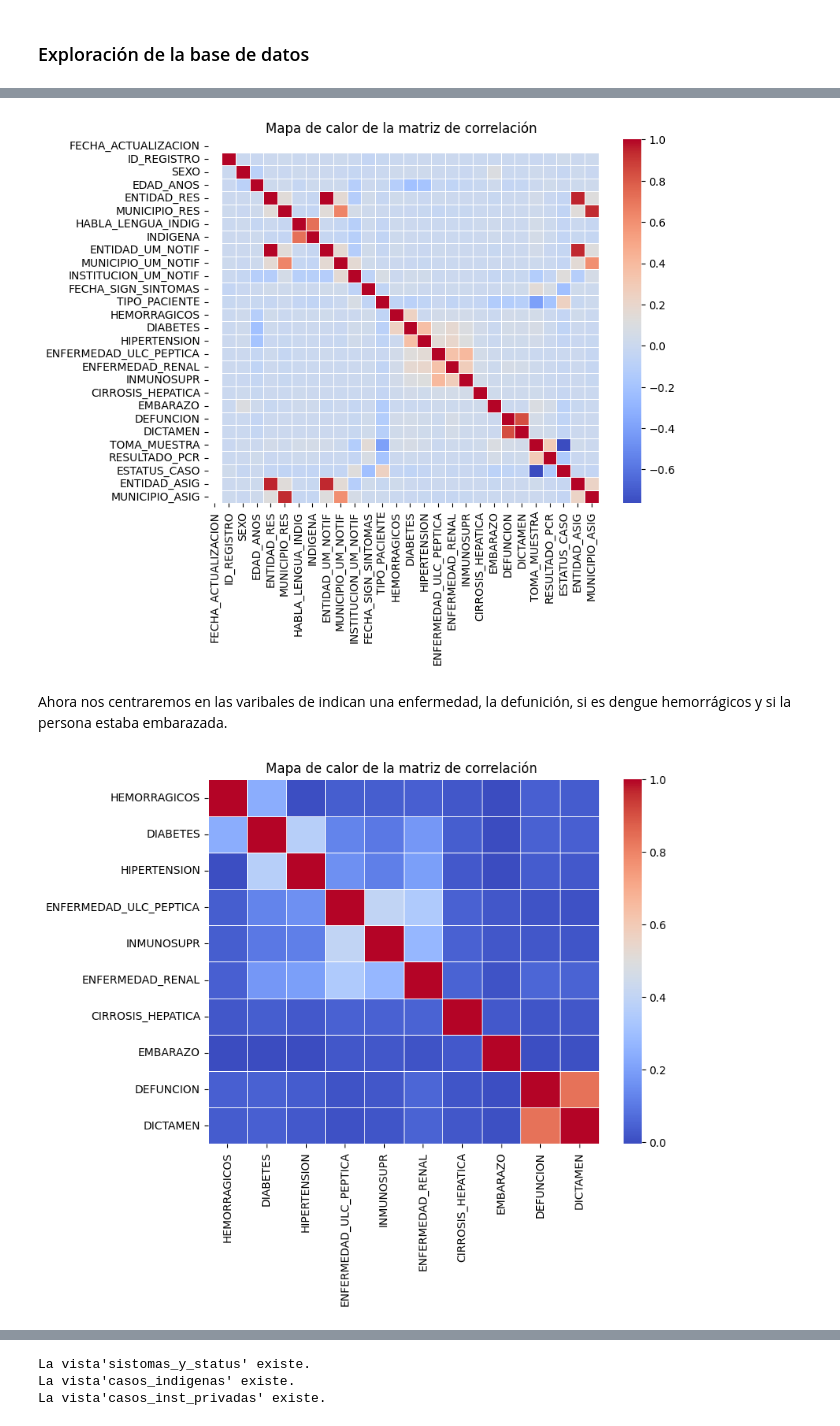
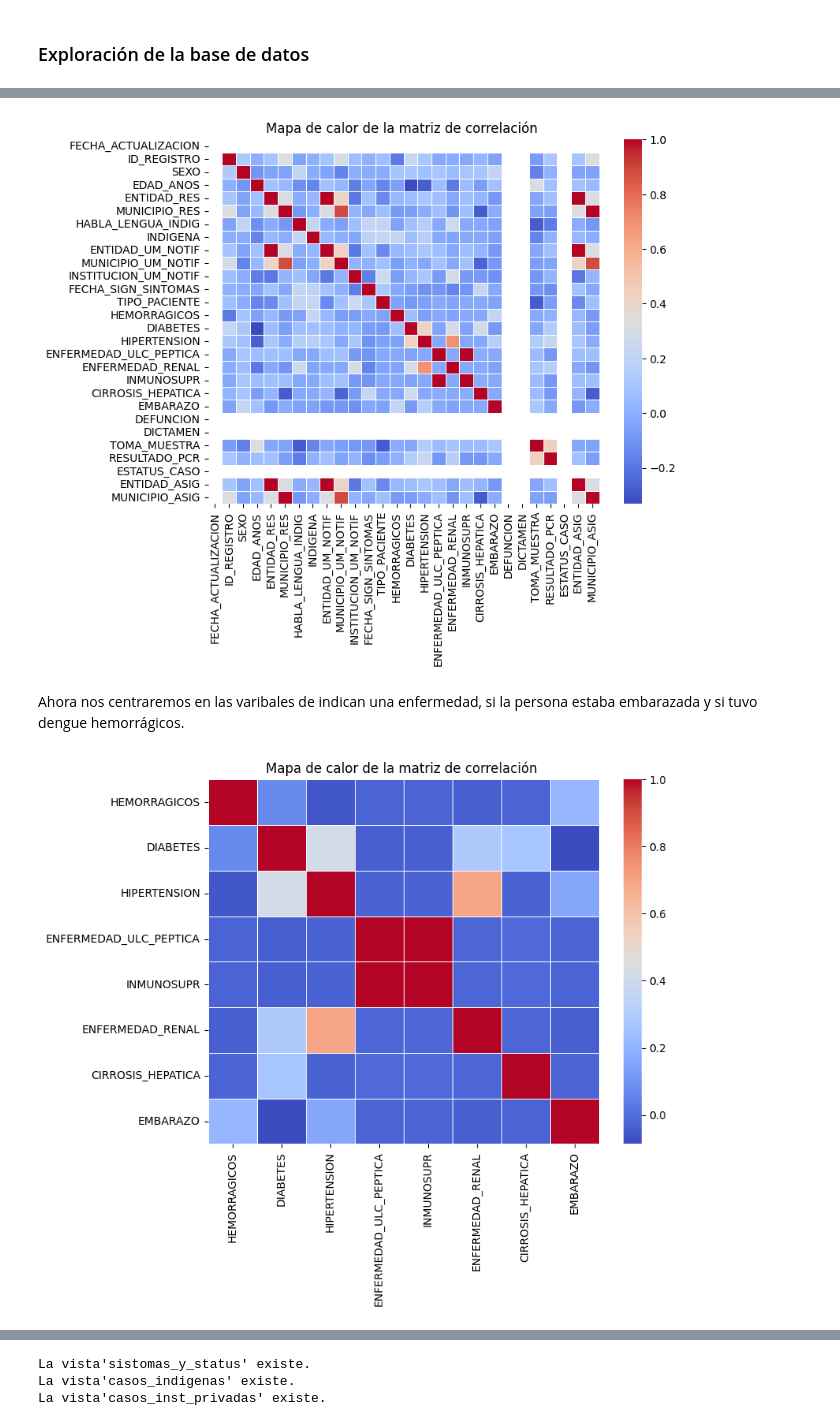
Before and after one commit to anmerino-pnd/dengue_2023, a Jupyter notebook: intro_mcd.ipynb, the cells around one changed output, grey strips where cells are left out. Saved outputs shown, nothing was run; the diff lists cells and outputs as text; code cells hidden in the pictures.

Commit message:
enfocado en dengue

```diff
--- a/intro_mcd.ipynb
+++ b/intro_mcd.ipynb
@@ -209 +211,3 @@ Este cambio lo hacemos para reducir el espacio de memoria y optimizar el rendimi
+# %%
+df = df[df['DICTAMEN'] == 1]
 # %% [markdown]
@@ -281,21 +276,21 @@ sns.heatmap(matriz_corelacion, cmap='coolwarm', fmt=".2f", linewidths=.5)
 plt.title('Mapa de calor de la matriz de correlación ')
 plt.show()
 # %% [output]
-[figure, old version]
+[figure, new version]
 # %% [markdown]
-Ahora nos centraremos en las varibales de indican una enfermedad, la defunición, si es dengue hemorrágicos y si la persona estaba embarazada.
+Ahora nos centraremos en las varibales de indican una enfermedad,  si la persona estaba embarazada y si tuvo dengue hemorrágicos.
 # %%
 # Seleccionamos las variables
 variables_interes = ["HEMORRAGICOS", "DIABETES", "HIPERTENSION", "ENFERMEDAD_ULC_PEPTICA", "INMUNOSUPR",
-                     "ENFERMEDAD_RENAL", "CIRROSIS_HEPATICA", "EMBARAZO", "DEFUNCION", "DICTAMEN"]
+                     "ENFERMEDAD_RENAL", "CIRROSIS_HEPATICA", "EMBARAZO"]
 
 # Calculamos matriz de correlación
 matriz_corelacion = df[variables_interes].corr()
 
 # Graficamos la matriz de correlación
 plt.figure(figsize=(8, 6))
 sns.heatmap(matriz_corelacion, cmap='coolwarm', fmt=".2f", linewidths=.5)
 plt.title('Mapa de calor de la matriz de correlación ')
 plt.show()
 # %% [output]
-[figure, old version]
+[figure, new version]
```
Also changed, not shown: parts of 19 cells of this notebook.
